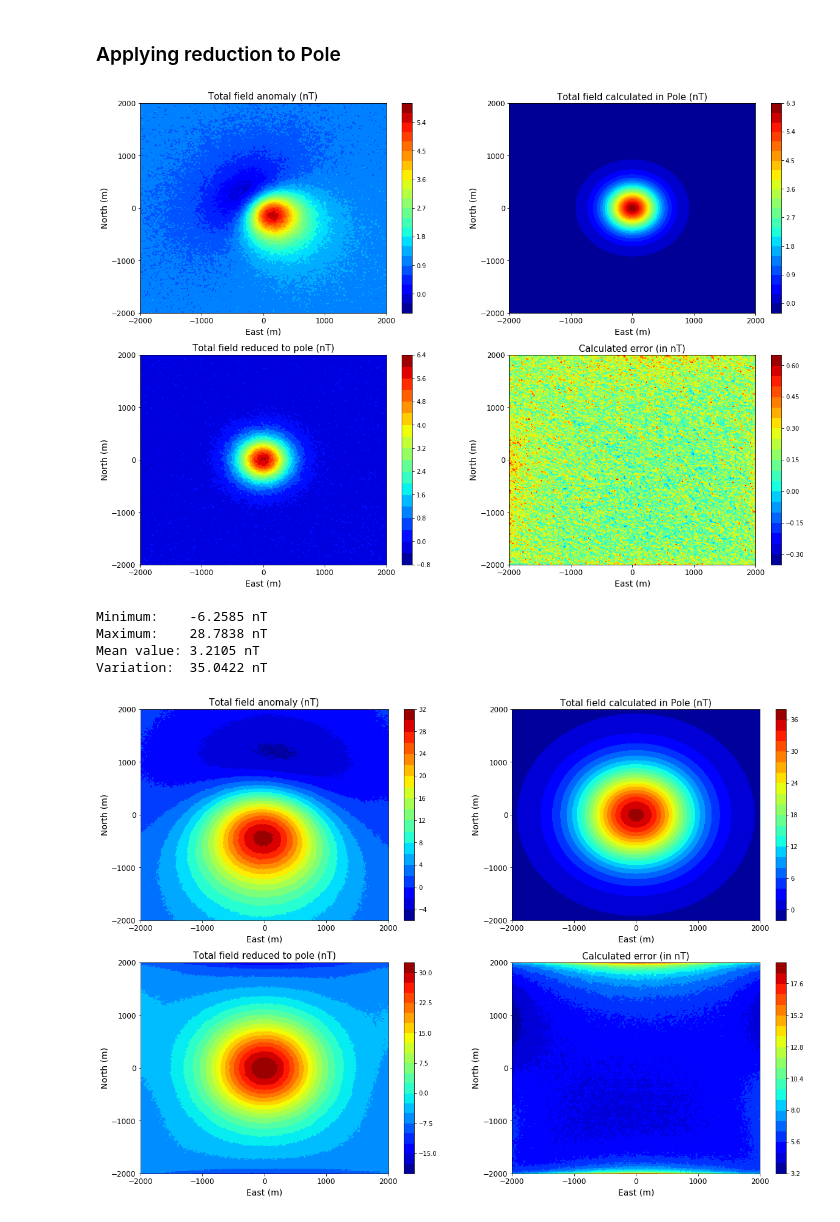
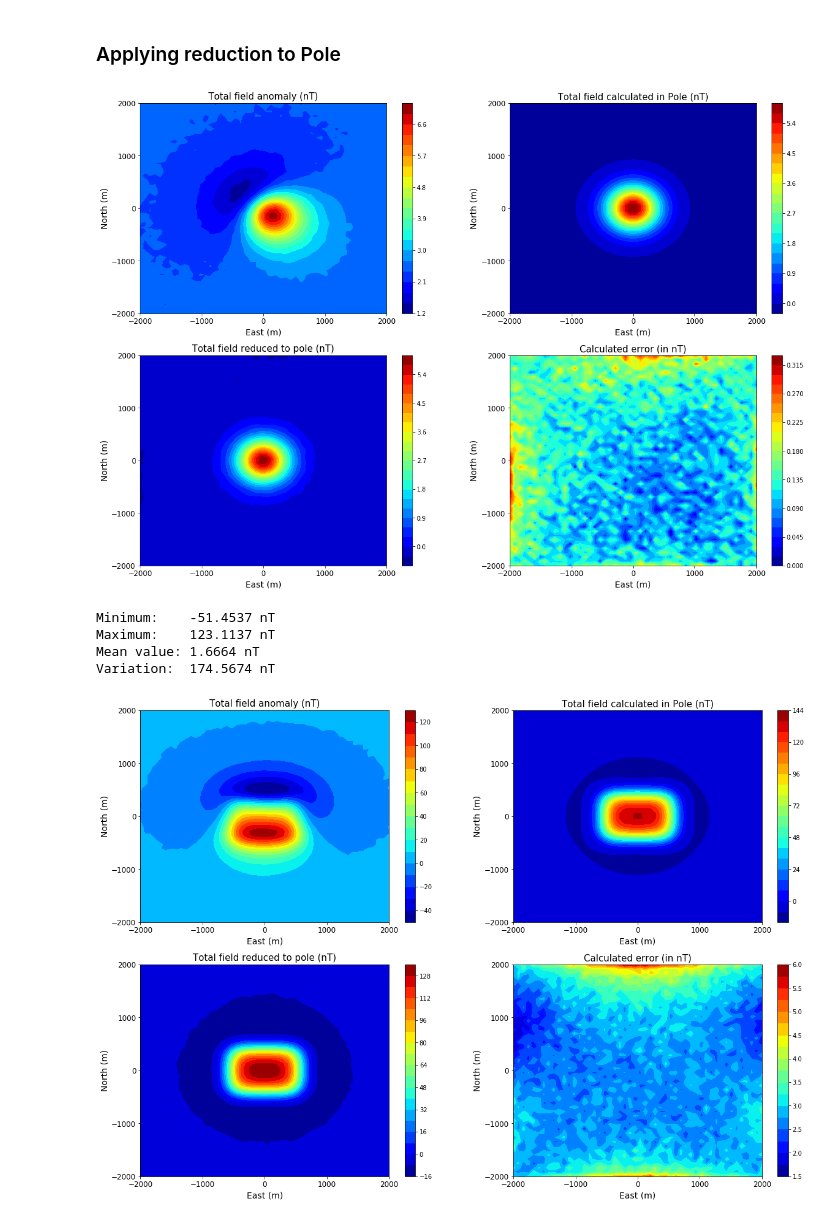
Before and after one commit to nelsondelimar/master, a Jupyter notebook: reduction.ipynb, the cells around one changed output. Cells and saved outputs as stored; diff of their text form; code cells hidden in the pictures.

Commit message:
New notebook for reduction to Pole filtering

```diff
--- a/reduction.ipynb
+++ b/reduction.ipynb
@@ -28,3 +21,7 @@ X, Y = np.meshgrid(x, y)
+# %%
+# Definition for number of points and grid creation
+shape = (50, 50)
+x, y, z = regular_grid((-2000., 2000., -2000., 2000.), shape, -50.)
 # %%
 #Informations about the model - sphere
 sphere = [0., 0., 600., 100., 2.]
@@ -63,7 +60,7 @@ plt.figure(figsize=(20,14))
 
 plt.subplot(2, 2, 1)
 plt.title('Total field anomaly (nT)', fontsize = 15)
-plt.contourf(Y, X, tfa, 20, cmap = plt.cm.jet)
+plt.contourf(y.reshape(shape), x.reshape(shape), tfa.reshape(shape), 20, cmap = plt.cm.jet)
 plt.xlabel('East (m)', fontsize = 14)
 plt.ylabel('North (m)', fontsize = 14)
 plt.xticks(np.linspace(x.min(), x.max(), 5), fontsize = 12)
@@ -72,7 +69,7 @@ plt.colorbar()
 
 plt.subplot(2, 2, 2)
 plt.title('Total field calculated in Pole (nT)', fontsize = 15)
-plt.contourf(Y, X, tfa_pole, 20, cmap = plt.cm.jet)
+plt.contourf(y.reshape(shape), x.reshape(shape), tfa_pole.reshape(shape), 20, cmap = plt.cm.jet)
 plt.xlabel('East (m)', fontsize = 14)
 plt.ylabel('North (m)', fontsize = 14)
 plt.xticks(np.linspace(x.min(), x.max(), 5), fontsize = 12)
@@ -81,7 +78,7 @@ plt.colorbar()
 
 plt.subplot(2, 2, 3)
 plt.title('Total field reduced to pole (nT)', fontsize = 15)
-plt.contourf(Y, X, rtp, 20, cmap = plt.cm.jet)
+plt.contourf(y.reshape(shape), x.reshape(shape), rtp, 20, cmap = plt.cm.jet)
 plt.xlabel('East (m)', fontsize = 14)
 plt.ylabel('North (m)', fontsize = 14)
 plt.xticks(np.linspace(x.min(), x.max(), 5), fontsize = 12)
@@ -90,20 +87,20 @@ plt.colorbar()
 
 plt.subplot(2, 2, 4)
 plt.title('Calculated error (in nT)', fontsize = 15)
-plt.contourf(Y, X, (tfa_pole - rtp), 20, cmap = plt.cm.jet)
+plt.contourf(y.reshape(shape), x.reshape(shape), (tfa_pole.reshape(shape) - rtp), 20, cmap = plt.cm.jet)
 plt.xlabel('East (m)', fontsize = 14)
 plt.ylabel('North (m)', fontsize = 14)
 plt.xticks(np.linspace(x.min(), x.max(), 5), fontsize = 12)
 plt.yticks(np.linspace(y.min(), y.max(), 5), fontsize = 12)
 plt.colorbar()
 
-plt.savefig('figures/reduction-sphere.png', facecolor='w', edgecolor='w', bbox_inches='tight')
+#plt.savefig('figures/reduction-sphere.png', facecolor='w', edgecolor='w', bbox_inches='tight')
 plt.show()
 # %% [output]
-[figure, old version]
+[figure, new version]
 # %%
 #Informations about the model - prism
-prism = [-500., 500., -500., 500., 1000., 1500., 1.]
+prism = [-400., 400., -550., 550., 200., 400., 1.]
 # Inclination and declination (source and field)
 incf, decf = 66., -18.
 incs, decs = 49., 15.
@@ -112,21 +109,21 @@ incs, decs = 49., 15.
 from codes.prism import prism_tf
 # %%
 # Calculating the total field anomaly
-tfp = prism_tf(X, Y, z, prism, incf, decf, incs, decs)
-tfp_pole = prism_tf(X, Y, z, prism, 90., 0., 90., 0.)
+tfp = prism_tf(x, y, z, prism, incf, decf, incs, decs)
+tfp_pole = prism_tf(x, y, z, prism, 90., 0., 90., 0.)
 # %%
 _ = analysis(tfp, 'nT')
 # %% [output]
-Minimum:    -6.2585 nT
-Maximum:    28.7838 nT
-Mean value: 3.2105 nT
-Variation:  35.0422 nT
+Minimum:    -51.4537 nT
+Maximum:    123.1137 nT
+Mean value: 1.6664 nT
+Variation:  174.5674 nT
 # %%
 # Adding Gaussian noise
 tfap = addnoise(tfp, 2., 0.15) # 5 percent
 # %%
 # Calculate the reduction to pole
-res = reduction(X, Y, tfap, incf, decf, incs, decs)
+res = reduction(x.reshape(shape), y.reshape(shape), tfap.reshape(shape), incf, decf, incs, decs)
 # %%
 # Plotting all results
 plt.close('all')
@@ -134,41 +131,41 @@ plt.figure(figsize=(20,14))
 
 plt.subplot(2, 2, 1)
 plt.title('Total field anomaly (nT)', fontsize = 15)
-plt.contourf(Y, X, tfap, 20, cmap = plt.cm.jet)
+plt.contourf(y.reshape(shape), x.reshape(shape), tfap.reshape(shape), 20, cmap = plt.cm.jet)
 plt.xlabel('East (m)', fontsize = 14)
 plt.ylabel('North (m)', fontsize = 14)
 plt.xticks(np.linspace(x.min(), x.max(), 5), fontsize = 12)
 plt.yticks(np.linspace(y.min(), y.max(), 5), fontsize = 12)
 plt.colorbar()
 
 plt.subplot(2, 2, 2)
 plt.title('Total field calculated in Pole (nT)', fontsize = 15)
-plt.contourf(Y, X, tfp_pole, 20, cmap = plt.cm.jet)
+plt.contourf(y.reshape(shape), x.reshape(shape), tfp_pole.reshape(shape), 20, cmap = plt.cm.jet)
 plt.xlabel('East (m)', fontsize = 14)
 plt.ylabel('North (m)', fontsize = 14)
 plt.xticks(np.linspace(x.min(), x.max(), 5), fontsize = 12)
 plt.yticks(np.linspace(y.min(), y.max(), 5), fontsize = 12)
 plt.colorbar()
 
 plt.subplot(2, 2, 3)
 plt.title('Total field reduced to pole (nT)', fontsize = 15)
-plt.contourf(Y, X, res, 20, cmap = plt.cm.jet)
+plt.contourf(y.reshape(shape), x.reshape(shape), res, 20, cmap = plt.cm.jet)
 plt.xlabel('East (m)', fontsize = 14)
 plt.ylabel('North (m)', fontsize = 14)
 plt.xticks(np.linspace(x.min(), x.max(), 5), fontsize = 12)
 plt.yticks(np.linspace(y.min(), y.max(), 5), fontsize = 12)
 plt.colorbar()
 
 plt.subplot(2, 2, 4)
 plt.title('Calculated error (in nT)', fontsize = 15)
-plt.contourf(Y, X, (tfp_pole - res), 20, cmap = plt.cm.jet)
+plt.contourf(y.reshape(shape), x.reshape(shape), (tfp_pole.reshape(shape) - res), 20, cmap = plt.cm.jet)
 plt.xlabel('East (m)', fontsize = 14)
 plt.ylabel('North (m)', fontsize = 14)
 plt.xticks(np.linspace(x.min(), x.max(), 5), fontsize = 12)
 plt.yticks(np.linspace(y.min(), y.max(), 5), fontsize = 12)
 plt.colorbar()
 
 plt.savefig('figures/reduction-prism.png', facecolor='w', edgecolor='w', bbox_inches='tight')
 plt.show()
 # %% [output]
-[figure, old version]
+[figure, new version]
```
Also changed, not shown: parts of 6 cells of this notebook.
